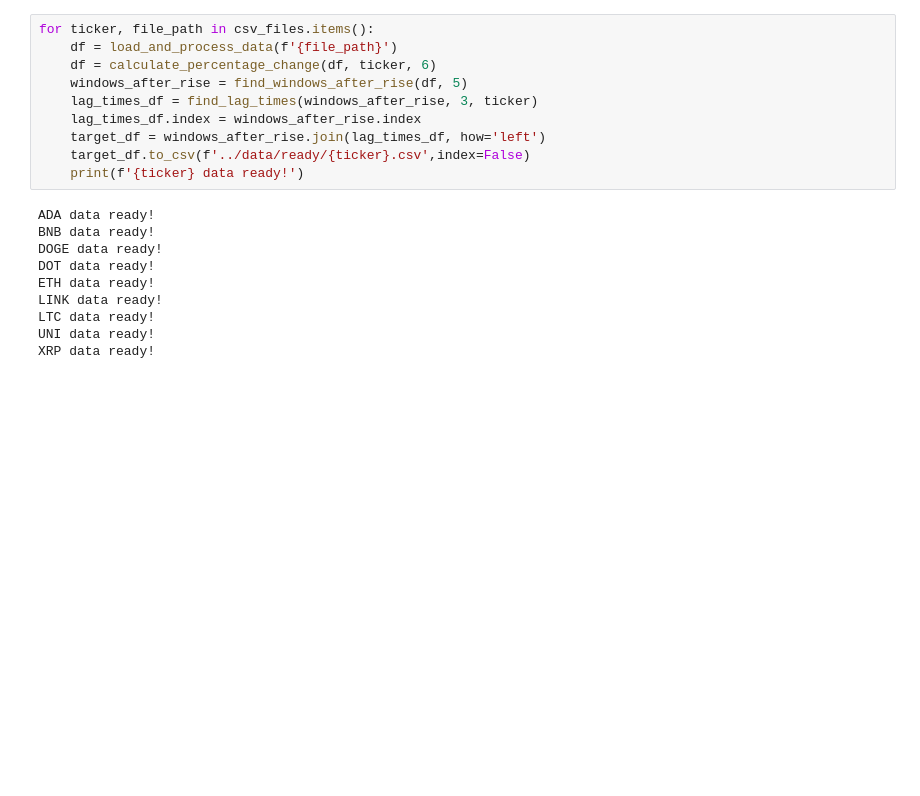
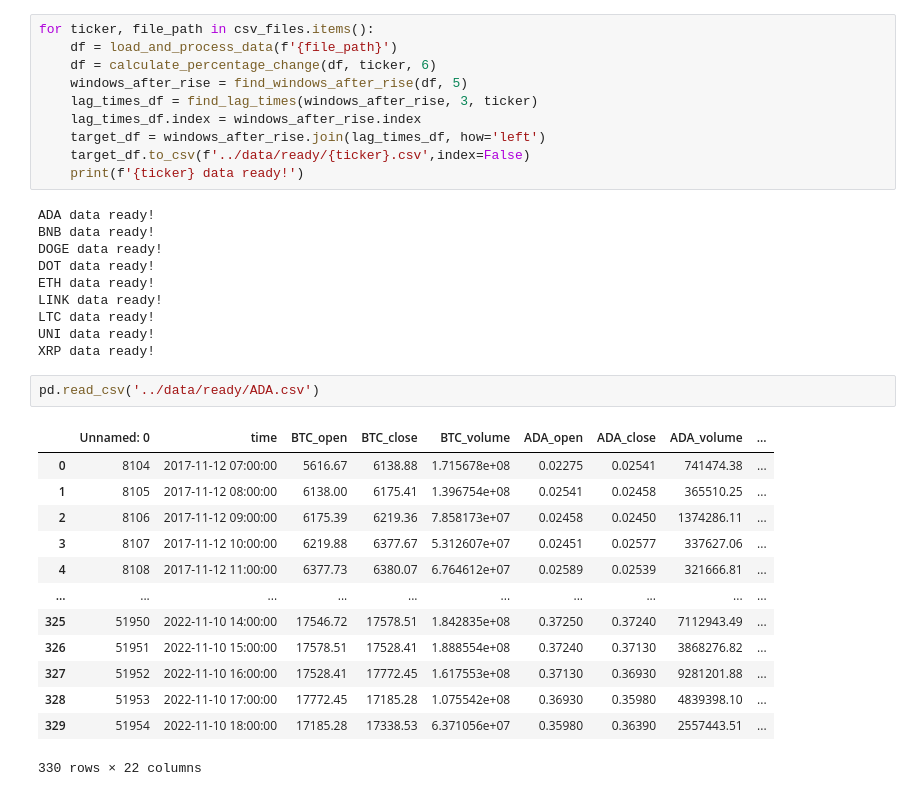
Before and after one commit to saamirsham/Crypto-Chronos-Trading-Algo, a Jupyter notebook: 02_preprocessing/01_pre-processing.ipynb, the cells around one changed output. Drawn from its saved outputs; the diff is of its cells as text; blank space fills up the shorter version.

```diff
--- a/02_preprocessing/01_pre-processing.ipynb
+++ b/02_preprocessing/01_pre-processing.ipynb
@@ -195,3 +213,19 @@ LINK data ready!
 LTC data ready!
 UNI data ready!
 XRP data ready!
+# %%
+pd.read_csv('../data/ready/ADA.csv')
+# %% [output]
+|  | Unnamed: 0 | time | BTC_open | BTC_close | BTC_volume | ADA_open | ADA_close | ADA_volume | ... |
+| 0 | 8104 | 2017-11-12 07:00:00 | 5616.67 | 6138.88 | 1.715678e+08 | 0.02275 | 0.02541 | 741474.38 | ... |
+| 1 | 8105 | 2017-11-12 08:00:00 | 6138.00 | 6175.41 | 1.396754e+08 | 0.02541 | 0.02458 | 365510.25 | ... |
+| 2 | 8106 | 2017-11-12 09:00:00 | 6175.39 | 6219.36 | 7.858173e+07 | 0.02458 | 0.02450 | 1374286.11 | ... |
+| 3 | 8107 | 2017-11-12 10:00:00 | 6219.88 | 6377.67 | 5.312607e+07 | 0.02451 | 0.02577 | 337627.06 | ... |
+| 4 | 8108 | 2017-11-12 11:00:00 | 6377.73 | 6380.07 | 6.764612e+07 | 0.02589 | 0.02539 | 321666.81 | ... |
+| ... | ... | ... | ... | ... | ... | ... | ... | ... | ... |
+| 325 | 51950 | 2022-11-10 14:00:00 | 17546.72 | 17578.51 | 1.842835e+08 | 0.37250 | 0.37240 | 7112943.49 | ... |
+| 326 | 51951 | 2022-11-10 15:00:00 | 17578.51 | 17528.41 | 1.888554e+08 | 0.37240 | 0.37130 | 3868276.82 | ... |
+| 327 | 51952 | 2022-11-10 16:00:00 | 17528.41 | 17772.45 | 1.617553e+08 | 0.37130 | 0.36930 | 9281201.88 | ... |
+| 328 | 51953 | 2022-11-10 17:00:00 | 17772.45 | 17185.28 | 1.075542e+08 | 0.36930 | 0.35980 | 4839398.10 | ... |
+| 329 | 51954 | 2022-11-10 18:00:00 | 17185.28 | 17338.53 | 6.371056e+07 | 0.35980 | 0.36390 | 2557443.51 | ... |
+330 rows × 22 columns
```
Also changed, not shown: parts of 3 cells of this notebook, 10 other files.
